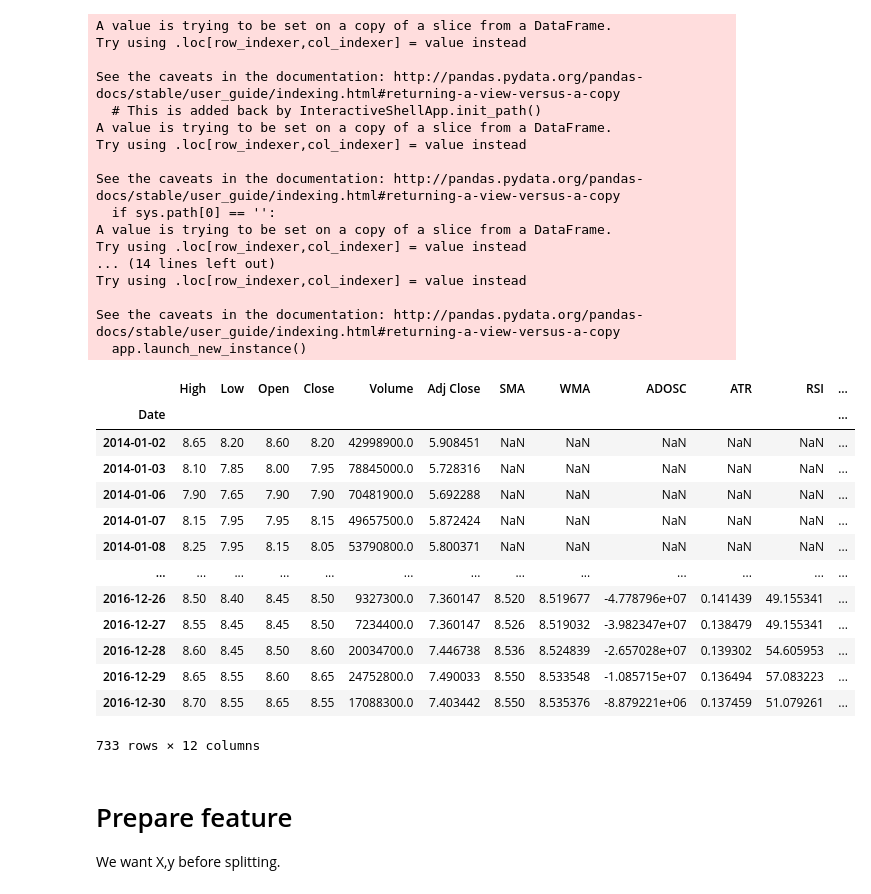
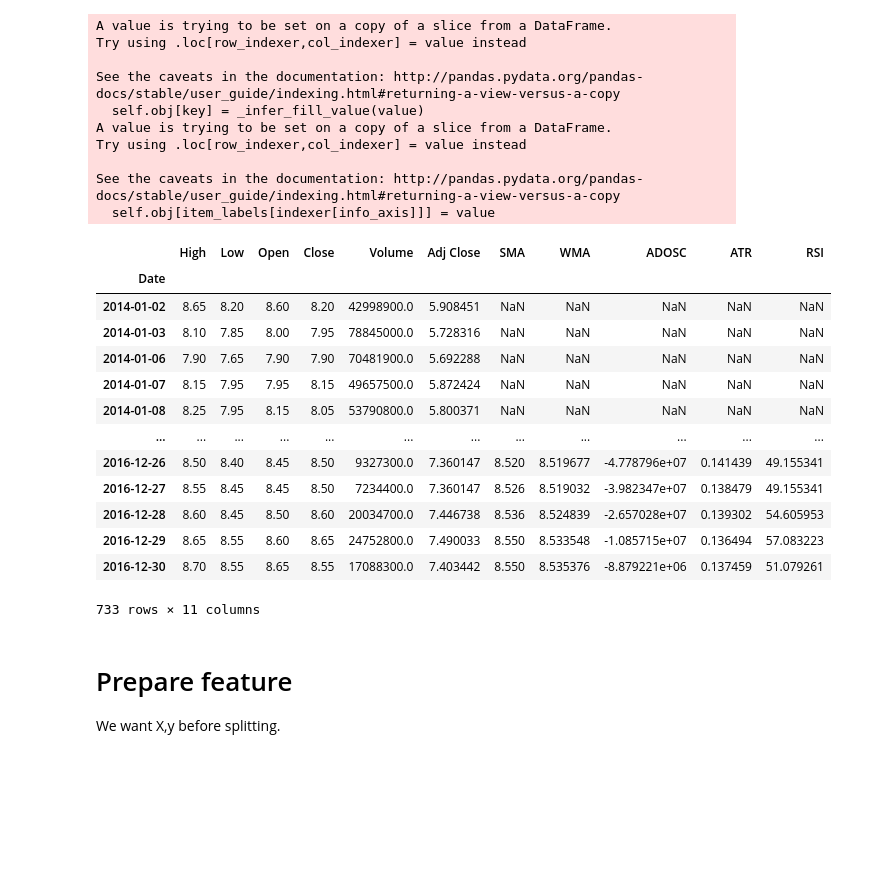
Before and after one commit to chayapan/thesis, a Jupyter notebook: 4.0 Time-series Prediction/TA_SVR_1_BTS.ipynb, the cells around one changed output. Cells and saved outputs as stored; diff of their text form; code cells hidden in the pictures; blank space fills up the shorter version.

```diff
--- a/4.0 Time-series Prediction/TA_SVR_1_BTS.ipynb
+++ b/4.0 Time-series Prediction/TA_SVR_1_BTS.ipynb
@@ -63,54 +76,46 @@ daily = df['2014-01-01':'2016-12-31']
 # %%
 from talib.abstract import *
 
 inputs = {
     'open': daily["Open"],
     'high': daily["High"],
     'low': daily["Low"],
     'close': daily["Close"],
     'volume': daily["Volume"]
 }
 
-daily["SMA"] = SMA(inputs, timeperiod=25).tolist()
-daily["WMA"] = WMA(inputs).tolist()
-daily["ADOSC"] = ADOSC(inputs).tolist()
-daily["ATR"] = ATR(inputs).tolist()
-daily["RSI"] = RSI(inputs).tolist()
-daily["AD"] = AD(inputs).tolist()
+daily.loc[:,"SMA"] = SMA(inputs, timeperiod=25).tolist()
+daily.loc[:,"WMA"] = WMA(inputs).tolist()
+daily.loc[:,"ADOSC"] = ADOSC(inputs).tolist()
+daily.loc[:,"ATR"] = ATR(inputs).tolist()
+daily.loc[:,"RSI"] = RSI(inputs).tolist()
 
 daily
 # %% [output]
 A value is trying to be set on a copy of a slice from a DataFrame.
 Try using .loc[row_indexer,col_indexer] = value instead
 
 See the caveats in the documentation: http://pandas.pydata.org/pandas-docs/stable/user_guide/indexing.html#returning-a-view-versus-a-copy
-  # This is added back by InteractiveShellApp.init_path()
+  self.obj[key] = _infer_fill_value(value)
 A value is trying to be set on a copy of a slice from a DataFrame.
 Try using .loc[row_indexer,col_indexer] = value instead
 
 See the caveats in the documentation: http://pandas.pydata.org/pandas-docs/stable/user_guide/indexing.html#returning-a-view-versus-a-copy
-  if sys.path[0] == '':
-A value is trying to be set on a copy of a slice from a DataFrame.
-Try using .loc[row_indexer,col_indexer] = value instead
-... (14 lines left out)
-Try using .loc[row_indexer,col_indexer] = value instead
-
-See the caveats in the documentation: http://pandas.pydata.org/pandas-docs/stable/user_guide/indexing.html#returning-a-view-versus-a-copy
-  app.launch_new_instance()
+  self.obj[item_labels[indexer[info_axis]]] = value
-|  | High | Low | Open | Close | Volume | Adj Close | SMA | WMA | ADOSC | ATR | RSI | ... |
-| Date |  |  |  |  |  |  |  |  |  |  |  | ... |
-| 2014-01-02 | 8.65 | 8.20 | 8.60 | 8.20 | 42998900.0 | 5.908451 | NaN | NaN | NaN | NaN | NaN | ... |
-| 2014-01-03 | 8.10 | 7.85 | 8.00 | 7.95 | 78845000.0 | 5.728316 | NaN | NaN | NaN | NaN | NaN | ... |
-| 2014-01-06 | 7.90 | 7.65 | 7.90 | 7.90 | 70481900.0 | 5.692288 | NaN | NaN | NaN | NaN | NaN | ... |
-| 2014-01-07 | 8.15 | 7.95 | 7.95 | 8.15 | 49657500.0 | 5.872424 | NaN | NaN | NaN | NaN | NaN | ... |
-| 2014-01-08 | 8.25 | 7.95 | 8.15 | 8.05 | 53790800.0 | 5.800371 | NaN | NaN | NaN | NaN | NaN | ... |
-| ... | ... | ... | ... | ... | ... | ... | ... | ... | ... | ... | ... | ... |
-| 2016-12-26 | 8.50 | 8.40 | 8.45 | 8.50 | 9327300.0 | 7.360147 | 8.520 | 8.519677 | -4.778796e+07 | 0.141439 | 49.155341 | ... |
-| 2016-12-27 | 8.55 | 8.45 | 8.45 | 8.50 | 7234400.0 | 7.360147 | 8.526 | 8.519032 | -3.982347e+07 | 0.138479 | 49.155341 | ... |
-| 2016-12-28 | 8.60 | 8.45 | 8.50 | 8.60 | 20034700.0 | 7.446738 | 8.536 | 8.524839 | -2.657028e+07 | 0.139302 | 54.605953 | ... |
-| 2016-12-29 | 8.65 | 8.55 | 8.60 | 8.65 | 24752800.0 | 7.490033 | 8.550 | 8.533548 | -1.085715e+07 | 0.136494 | 57.083223 | ... |
-| 2016-12-30 | 8.70 | 8.55 | 8.65 | 8.55 | 17088300.0 | 7.403442 | 8.550 | 8.535376 | -8.879221e+06 | 0.137459 | 51.079261 | ... |
+|  | High | Low | Open | Close | Volume | Adj Close | SMA | WMA | ADOSC | ATR | RSI |
+| Date |  |  |  |  |  |  |  |  |  |  |  |
+| 2014-01-02 | 8.65 | 8.20 | 8.60 | 8.20 | 42998900.0 | 5.908451 | NaN | NaN | NaN | NaN | NaN |
+| 2014-01-03 | 8.10 | 7.85 | 8.00 | 7.95 | 78845000.0 | 5.728316 | NaN | NaN | NaN | NaN | NaN |
+| 2014-01-06 | 7.90 | 7.65 | 7.90 | 7.90 | 70481900.0 | 5.692288 | NaN | NaN | NaN | NaN | NaN |
+| 2014-01-07 | 8.15 | 7.95 | 7.95 | 8.15 | 49657500.0 | 5.872424 | NaN | NaN | NaN | NaN | NaN |
+| 2014-01-08 | 8.25 | 7.95 | 8.15 | 8.05 | 53790800.0 | 5.800371 | NaN | NaN | NaN | NaN | NaN |
+| ... | ... | ... | ... | ... | ... | ... | ... | ... | ... | ... | ... |
+| 2016-12-26 | 8.50 | 8.40 | 8.45 | 8.50 | 9327300.0 | 7.360147 | 8.520 | 8.519677 | -4.778796e+07 | 0.141439 | 49.155341 |
+| 2016-12-27 | 8.55 | 8.45 | 8.45 | 8.50 | 7234400.0 | 7.360147 | 8.526 | 8.519032 | -3.982347e+07 | 0.138479 | 49.155341 |
+| 2016-12-28 | 8.60 | 8.45 | 8.50 | 8.60 | 20034700.0 | 7.446738 | 8.536 | 8.524839 | -2.657028e+07 | 0.139302 | 54.605953 |
+| 2016-12-29 | 8.65 | 8.55 | 8.60 | 8.65 | 24752800.0 | 7.490033 | 8.550 | 8.533548 | -1.085715e+07 | 0.136494 | 57.083223 |
+| 2016-12-30 | 8.70 | 8.55 | 8.65 | 8.55 | 17088300.0 | 7.403442 | 8.550 | 8.535376 | -8.879221e+06 | 0.137459 | 51.079261 |
-733 rows × 12 columns
+733 rows × 11 columns
 # %% [markdown]
 # Prepare feature
 
```
Also changed, not shown: parts of 30 cells of this notebook, 14 other files.
